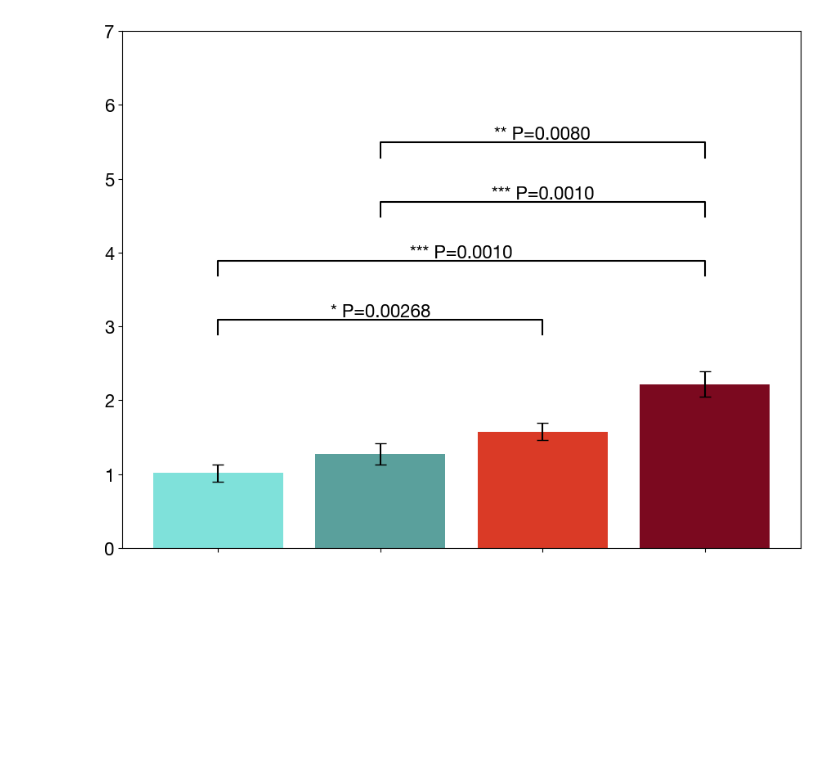
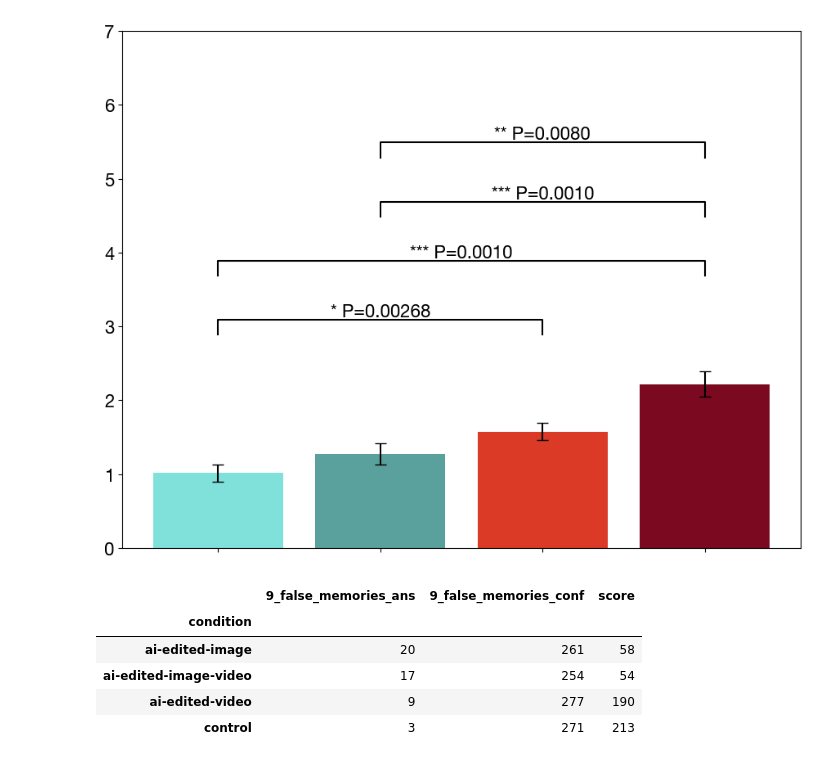
Before and after one commit to mitmedialab/synthetic-human-memories, a Jupyter notebook: analyze.ipynb, the cells around one changed output. Saved outputs shown, nothing was run; the diff lists cells and outputs as text; code cells hidden in the pictures; blank space fills up the shorter version.

```diff
--- a/analyze.ipynb
+++ b/analyze.ipynb
@@ -599,3 +599,23 @@ for i in range(3):
 [figure]
 [figure]
 [figure]
+# %%
+n = 9
+
+result[['condition', f"{n}_false_memories_ans", f"{n}_false_memories_conf"]]
+
+# multiply 1_false_memories_ans by 1_false_memories_conf and retain condition
+s = result[['condition', f"{n}_false_memories_ans", f"{n}_false_memories_conf"]].copy()
+s['score'] = s[f'{n}_false_memories_ans'] * s[f'{n}_false_memories_conf']
+
+s[f"{n}_false_memories_ans"] = s[f"{n}_false_memories_ans"].replace(1, 0)
+s[f"{n}_false_memories_ans"] = s[f"{n}_false_memories_ans"].replace(-1, 1)
+
+s.groupby('condition').sum()
+# %% [output]
+|  | 9_false_memories_ans | 9_false_memories_conf | score |
+| condition |  |  |  |
+| ai-edited-image | 20 | 261 | 58 |
+| ai-edited-image-video | 17 | 254 | 54 |
+| ai-edited-video | 9 | 277 | 190 |
+| control | 3 | 271 | 213 |
```
Also changed, not shown: parts of 2 cells of this notebook.
